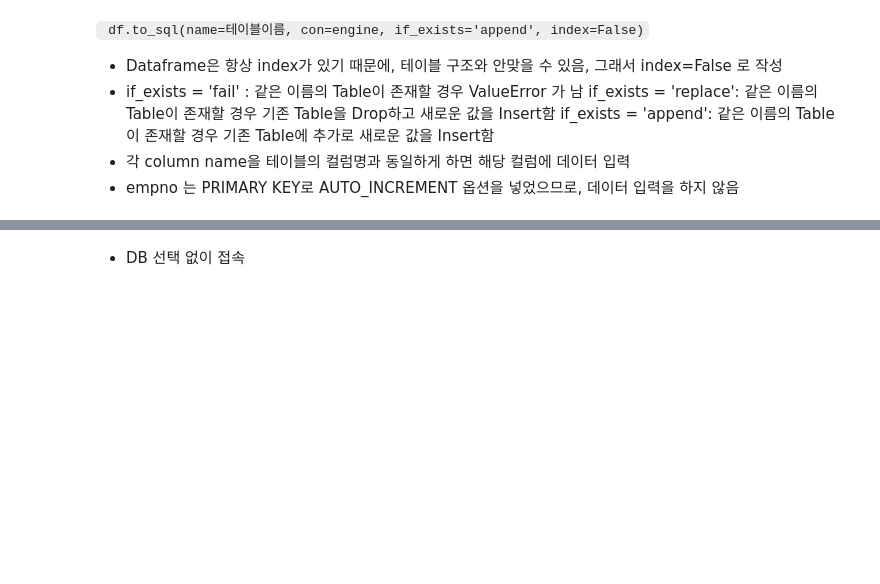
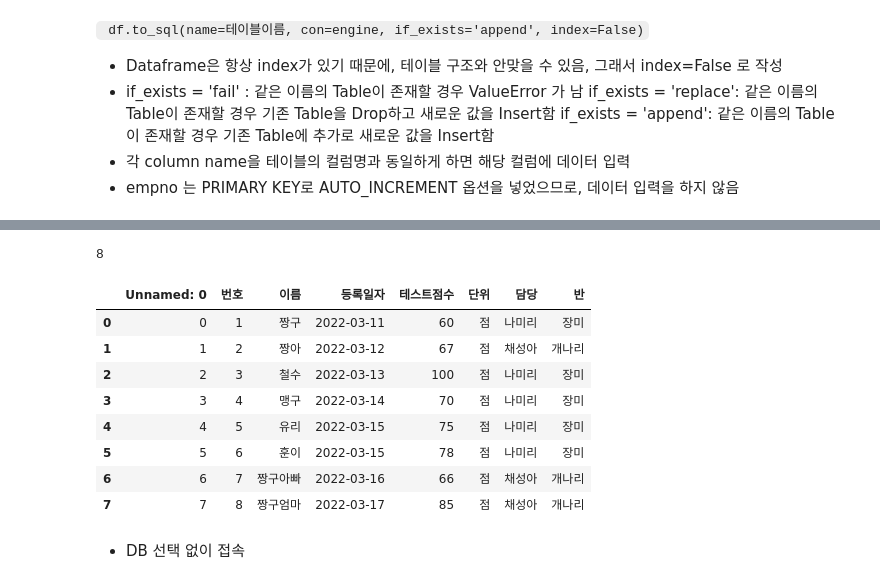
Before and after one commit to SukbeomH/Woori_FISA, a Jupyter notebook: 03_sql/0731_2_pymysql_advanced.ipynb, the cells around one changed output, grey strips where cells are left out. Cells and saved outputs as stored; diff of their text form; code cells hidden in the pictures; blank space fills up the shorter version.

```diff
--- a/03_sql/0731_2_pymysql_advanced.ipynb
+++ b/03_sql/0731_2_pymysql_advanced.ipynb
@@ -157 +211,31 @@ db.close() ### 이전 DB 커넥션을 끊어주세요
+# %%
+import pymysql
+from sqlalchemy import create_engine  # InnoDB
+import pandas as pd
+
+
+## 방법은 거의
+## 접속할DB종류+접속에사용할패키지명 + :// + userid:password @ 주소:포트번호/db?인코딩방법 의 형태를 띔
+engine = create_engine(f"mysql+pymysql://{USER}:{PASSWD}@{HOST}:{PORT}/fisa?charset=utf8mb4")
+
+# local csv file 을 mysql table로 변환하고 DataBase에 저장
+df = pd.read_csv("../00_settings/jjangu_list2.csv")
+# name : table명, con : 연결할 엔진, if_exists : 기존 테이블이 있을 경우 어떻게 할지 정하는 옵션, index : 인덱스를 함께 저장할지 여부
+df.to_sql(name="jjangu", con=engine, if_exists='append', index=False)
+# %% [output]
+8
+# %%
+# engine에 연결된 DB에서 jjangu 테이블을 불러와서 보여줌
+df = pd.read_sql_table("jjangu",engine)
+df
+# %% [output]
+|  | Unnamed: 0 | 번호 | 이름 | 등록일자 | 테스트점수 | 단위 | 담당 | 반 |
+| 0 | 0 | 1 | 짱구 | 2022-03-11 | 60 | 점 | 나미리 | 장미 |
+| 1 | 1 | 2 | 짱아 | 2022-03-12 | 67 | 점 | 채성아 | 개나리 |
+| 2 | 2 | 3 | 철수 | 2022-03-13 | 100 | 점 | 나미리 | 장미 |
+| 3 | 3 | 4 | 맹구 | 2022-03-14 | 70 | 점 | 나미리 | 장미 |
+| 4 | 4 | 5 | 유리 | 2022-03-15 | 75 | 점 | 나미리 | 장미 |
+| 5 | 5 | 6 | 훈이 | 2022-03-15 | 78 | 점 | 나미리 | 장미 |
+| 6 | 6 | 7 | 짱구아빠 | 2022-03-16 | 66 | 점 | 채성아 | 개나리 |
+| 7 | 7 | 8 | 짱구엄마 | 2022-03-17 | 85 | 점 | 채성아 | 개나리 |
 # %%
```
Also changed, not shown: parts of 9 cells of this notebook, 4 other files.
